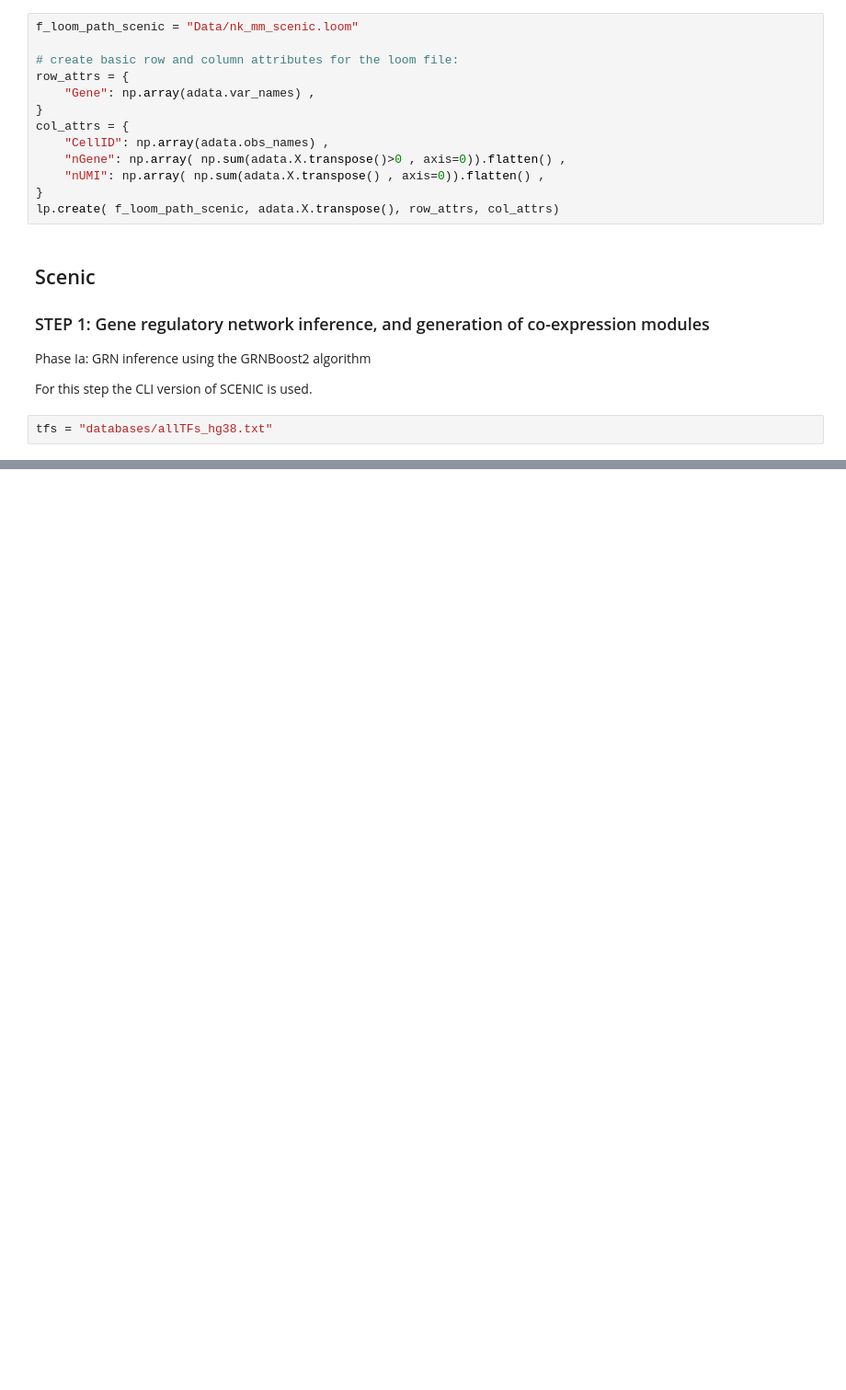
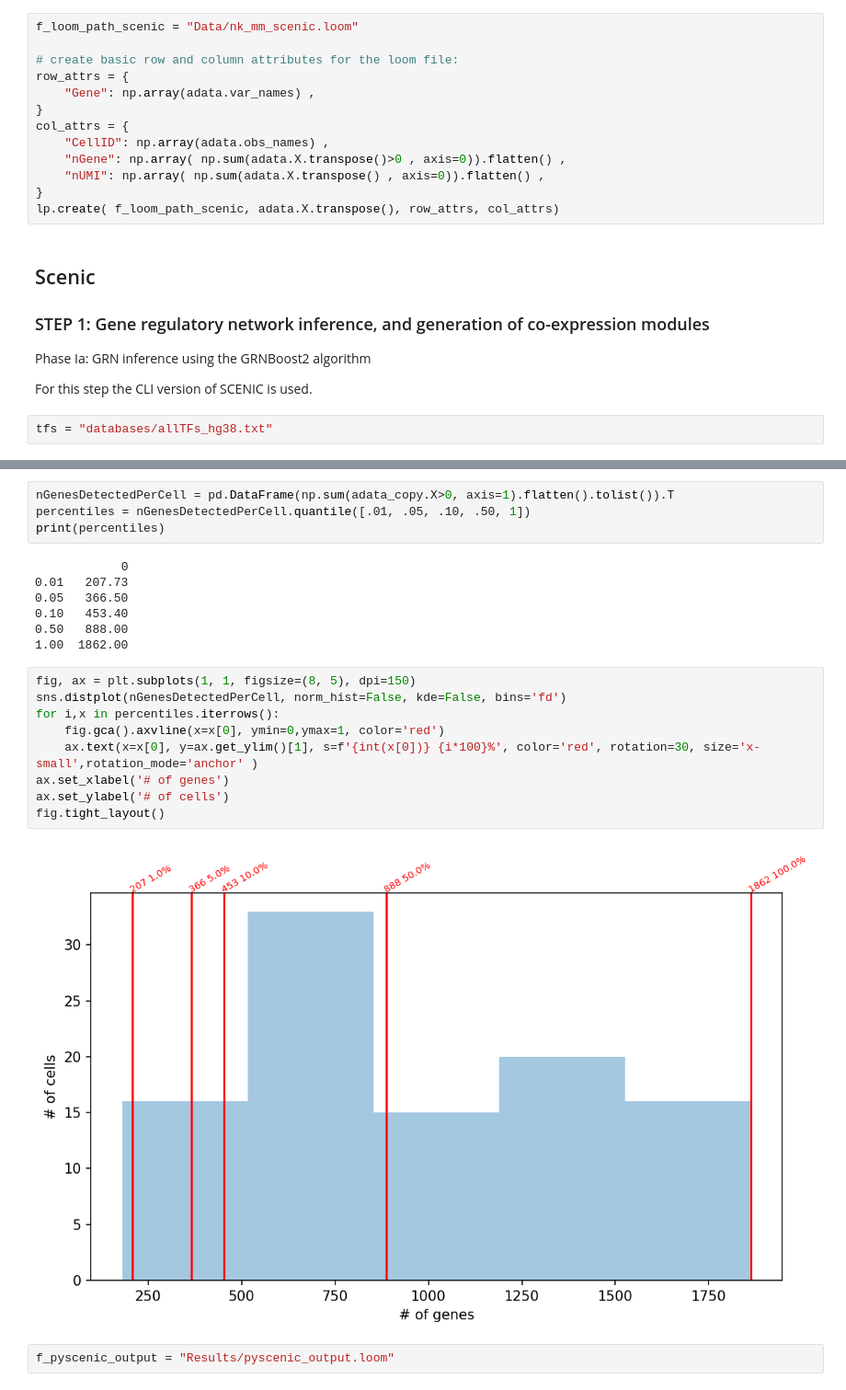
Before and after one commit to VergaJU/BoneMarrow_scRNA-Seq, a Jupyter notebook: Transcription_factors/pySCENIC_NK_mm.ipynb, the cells around one changed output, grey strips where cells are left out. Shown at 92% size. Cells and saved outputs as stored; diff of their text form; blank space fills up the shorter version.

```diff
--- a/Transcription_factors/pySCENIC_NK_mm.ipynb
+++ b/Transcription_factors/pySCENIC_NK_mm.ipynb
@@ -118,0 +174,24 @@ adjacencies.head()
+# %%
+nGenesDetectedPerCell = pd.DataFrame(np.sum(adata_copy.X>0, axis=1).flatten().tolist()).T
+percentiles = nGenesDetectedPerCell.quantile([.01, .05, .10, .50, 1])
+print(percentiles)
+# %% [output]
+            0
+0.01   207.73
+0.05   366.50
+0.10   453.40
+0.50   888.00
+1.00  1862.00
+# %%
+fig, ax = plt.subplots(1, 1, figsize=(8, 5), dpi=150)
+sns.distplot(nGenesDetectedPerCell, norm_hist=False, kde=False, bins='fd')
+for i,x in percentiles.iterrows():
+    fig.gca().axvline(x=x[0], ymin=0,ymax=1, color='red')
+    ax.text(x=x[0], y=ax.get_ylim()[1], s=f'{int(x[0])} {i*100}%', color='red', rotation=30, size='x-small',rotation_mode='anchor' )
+ax.set_xlabel('# of genes')
+ax.set_ylabel('# of cells')
+fig.tight_layout()
+# %% [output]
+[figure, added]
+# %%
+f_pyscenic_output = "Results/pyscenic_output.loom"
```
Also changed, not shown: parts of 14 cells of this notebook.
